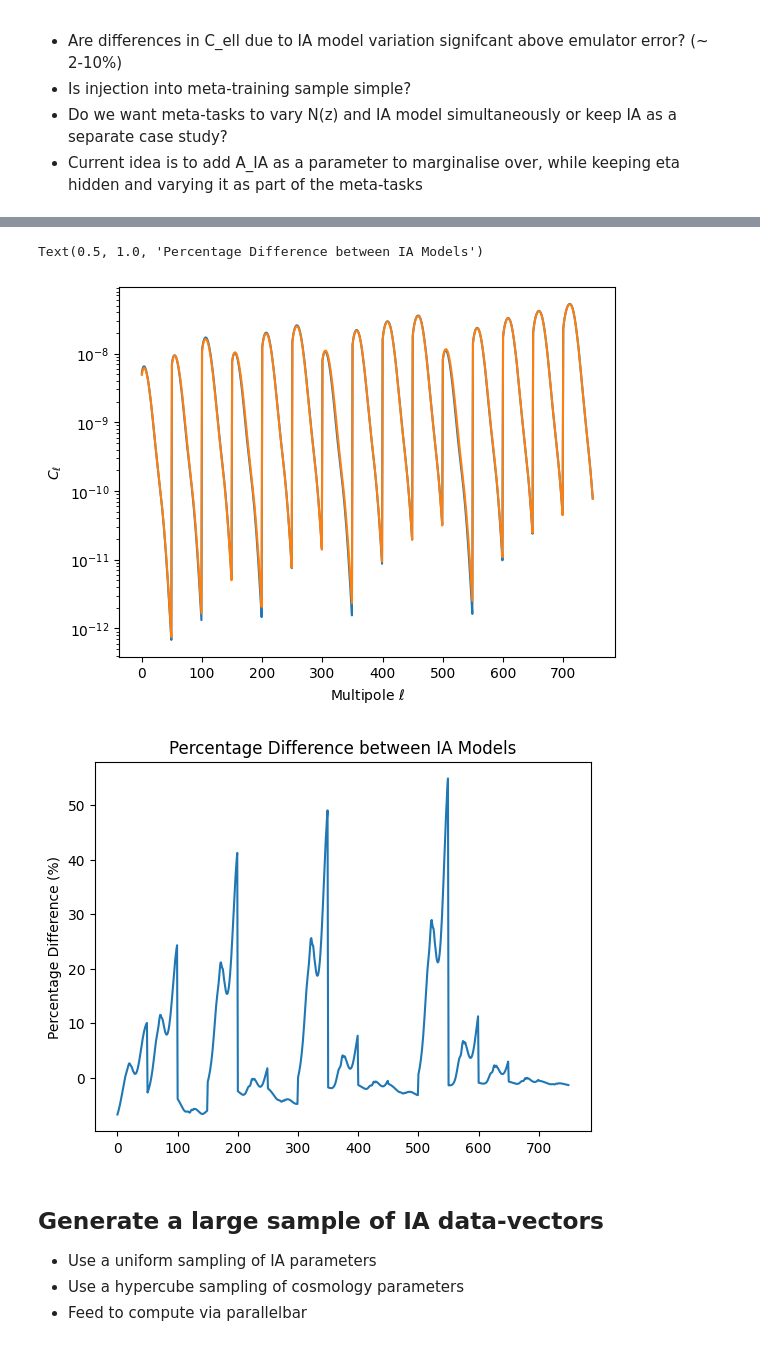
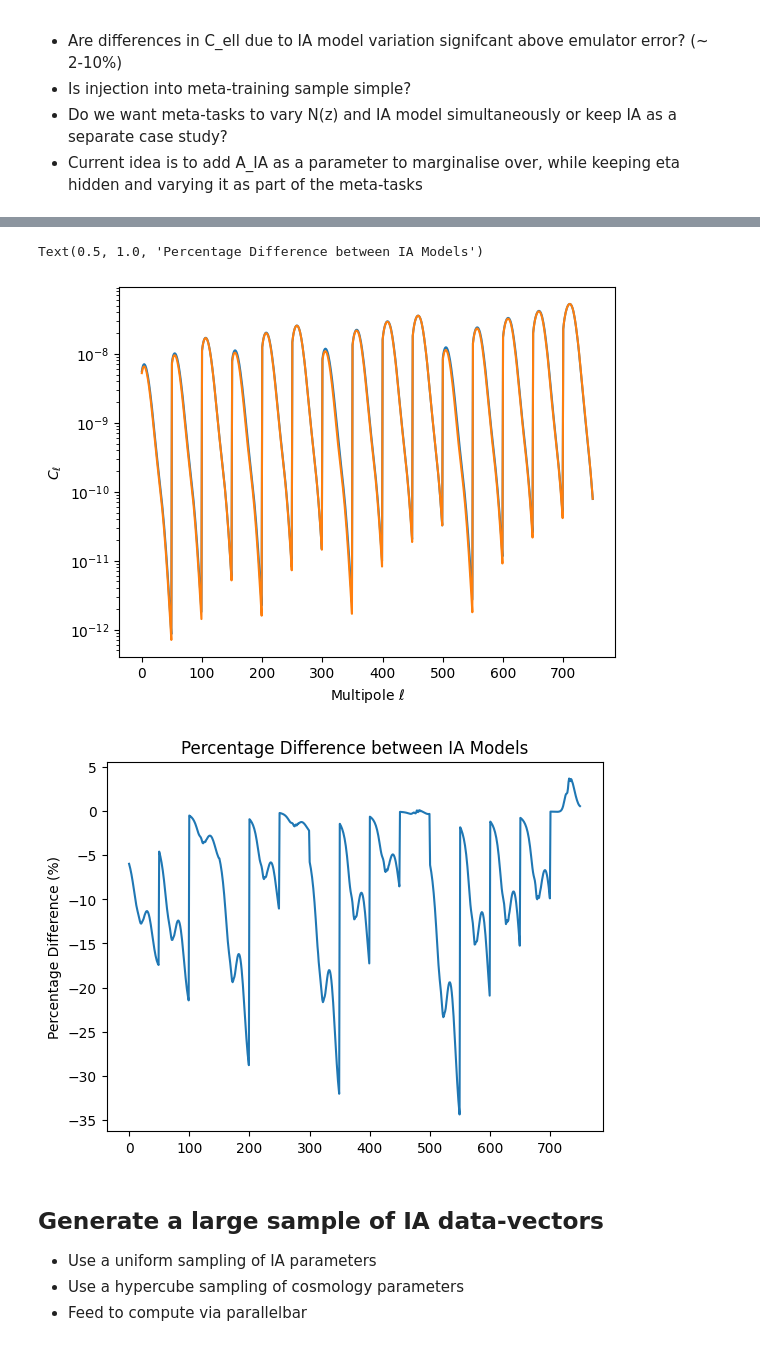
Before and after one commit to CMacM/CosyMAML, a Jupyter notebook: REVISION_IA_test.ipynb, the cells around one changed output, grey strips where cells are left out. Cells and saved outputs as stored; diff of their text form; code cells hidden in the pictures.

```diff
--- a/REVISION_IA_test.ipynb
+++ b/REVISION_IA_test.ipynb
@@ -36,7 +43,7 @@ def build_nz_bins(sigma_z, n_bins=5):
     return z_ph, dndz_bin_ph
 
 n_bins=5
-z_ph, dndz_bin_ph = build_nz_bins(sigma_z=0.02)
+z_ph, dndz_bin_ph = build_nz_bins(sigma_z=0.04)
 
 for j in range(n_bins):
     plt.plot(
@@ -60,19 +67,16 @@ Text(0, 0.5, 'N(z)')
 # %%
-# Define NLA IA models
-def nla_ia(z, a_ia, eta, z0, c=0):
+n_tasks = 10
+
+# Define IA models
+def nla_ia(z, a_ia, eta, z0=0.62):
     """Non-linear alignment intrinsic alignment model."""
     return a_ia * ((1 + z) / (1 + z0))**eta # growth factor is applied internally in CCL
 
-n_tasks = 20
+A_ia = nla_ia(z_ph, a_ia=0.36, eta=1.66)
 
-z0_range = np.linspace(0.62 - 0.2, 0.62 + 0.2, n_tasks)
-
-A_ia_min = nla_ia(z_ph, a_ia=0.34, eta=1.66, z0=z0_range.min())
-A_ia_max = nla_ia(z_ph, a_ia=0.34, eta=1.66, z0=z0_range.max())
-
-plt.plot(z_ph, A_ia_min, label='Minimum Pivot Z')
-plt.plot(z_ph, A_ia_max, label='Maximum Pivot Z')
+plt.plot(z_ph, A_ia, label='NLA IA')
 plt.xlabel('Redshift z')
-plt.ylabel('IA Amplitude')
+plt.ylabel('IA Amplitude A_ia')
 plt.legend()
+plt.show()
 # %% [output]
@@ -82,9 +84,3 @@ Mean weighted redshift: 0.7562824717980434
-# %%
-sigma_z_range = np.linspace(0.02, 0.07, n_tasks)
-
-# compute dndz with different photo-z errors
-z_ph, dndz_bin_ph_min = build_nz_bins(sigma_z=sigma_z_range.min(), n_bins=n_bins)
-z_ph, dndz_bin_ph_max = build_nz_bins(sigma_z=sigma_z_range.max(), n_bins=n_bins)
 # %%
 def compute_cl_ia(cosmo, z_ph, ells, dndz_bin_ph, A_ia_model):
     n_bins = dndz_bin_ph.shape[0]
@@ -111,37 +107,48 @@ def compute_cl_ia(cosmo, z_ph, ells, dndz_bin_ph, A_ia_model):
 
 # Define a cosmology using CCL
 cosmo = ccl.Cosmology(
     Omega_c=0.27,
     Omega_b=0.045,
     h=0.67,
     n_s=0.96,
     sigma8=0.8
 )
 
 # Define multipoles
 ells = np.geomspace(2, 5000, 50)
 
+A_ia_samples = np.random.uniform(low=0, high=0.79, size=n_tasks)
+eta_samples = np.random.uniform(low=0.61, high=4.92, size=n_tasks)
+
+A_ia_sampled = np.empty((n_tasks, len(z_ph)))
+for i in range(n_tasks):
+    A_ia_sampled[i] = nla_ia(z_ph, a_ia=A_ia_samples[i], eta=eta_samples[i])
+
+# Define extreme IA models for comparison
+A_ia_min = nla_ia(z_ph, a_ia=0.0, eta=0.61)
+A_ia_max = nla_ia(z_ph, a_ia=0.79, eta=4.92)
+
 # Compute Cls without and with redshift evolution
-cl_max_z0 = compute_cl_ia(cosmo, z_ph, ells, dndz_bin_ph_max, A_ia_max)
-cl_min_z0 = compute_cl_ia(cosmo, z_ph, ells, dndz_bin_ph_min, A_ia_min)
+cl_max_z0 = compute_cl_ia(cosmo, z_ph, ells, dndz_bin_ph, A_ia_max)
+cl_min_z0 = compute_cl_ia(cosmo, z_ph, ells, dndz_bin_ph, A_ia_min)
 
 # Plot the results
 plt.semilogy(cl_min_z0, label='NLA IA Minimum Pivot Z')
 plt.semilogy(cl_max_z0, label='NLA IA Maximum Pivot Z')
 plt.xlabel(r'Multipole $\ell$')
 plt.ylabel(r'$C_\ell$')
 
 # Calculate % difference as function of ell
 percent_diff = 100 * (cl_max_z0 - cl_min_z0) / cl_min_z0
 plt.figure()
 plt.plot(percent_diff)
 #plt.xlabel(r'Multipole $\ell$')
 plt.ylabel('Percentage Difference (%)')
 plt.title('Percentage Difference between IA Models')
 # %% [output]
 Text(0.5, 1.0, 'Percentage Difference between IA Models')
-[figure, old version]
+[figure, new version]
-[figure, old version]
+[figure, new version]
 # %% [markdown]
 ## Generate a large sample of IA data-vectors
 - Use a uniform sampling of IA parameters
```
Also changed, not shown: parts of 17 cells of this notebook, 13 other files.
